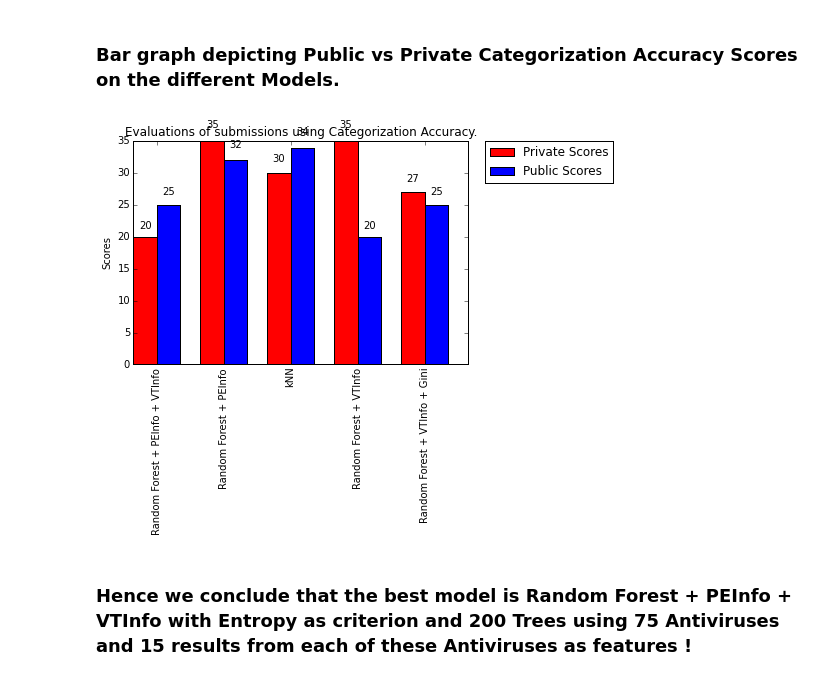
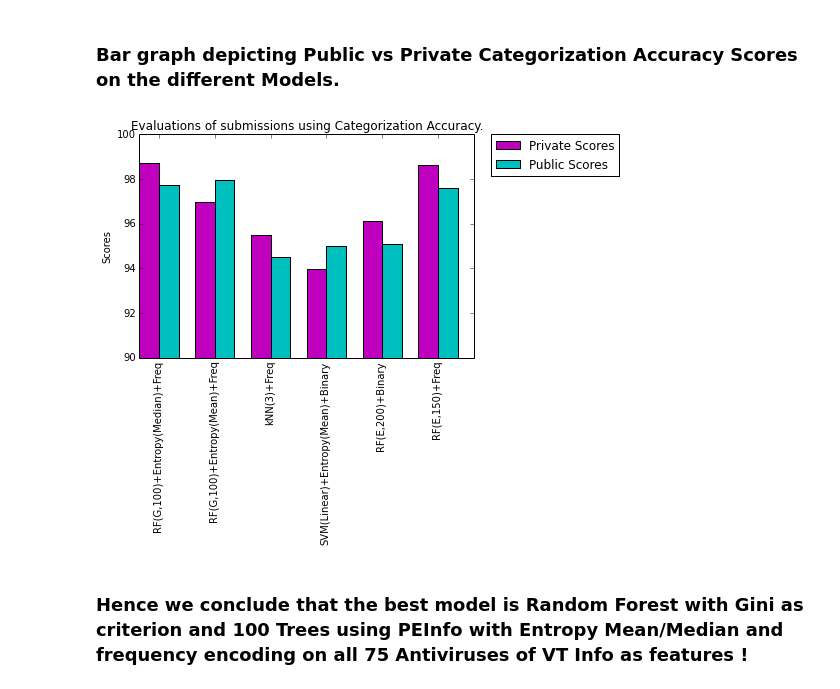
Before and after one commit to nehgu/Anomaly-Detection, a Jupyter notebook: Challenges/Malware_Classification_Challenge_3/Malware_Classification_Challenge_3.ipynb, the cells around one changed output. Saved outputs shown, nothing was run; the diff lists cells and outputs as text; code cells hidden in the pictures.

```diff
--- a/Challenges/Malware_Classification_Challenge_3/Malware_Classification_Challenge_3.ipynb
+++ b/Challenges/Malware_Classification_Challenge_3/Malware_Classification_Challenge_3.ipynb
@@ -1305,42 +1256,44 @@ plt.show()
 # %%
 import numpy as np
 import matplotlib.pyplot as plt
 %matplotlib inline
-N = 5
-privateScore = (20, 35, 30, 35, 27)
-publicScore = (25, 32, 34, 20, 25)
-modelNames = ('Random Forest + PEInfo + VTInfo', 'Random Forest + PEInfo', 'kNN', 'Random Forest + VTInfo', 'Random Forest + VTInfo + Gini')
+N = 6
+privateScore = (98.733, 96.971, 95.511, 93.988, 96.107, 98.613)
+publicScore = (97.733, 97.971, 94.511, 94.988, 95.107, 97.613)
+modelNames = ('RF(G,100)+Entropy(Median)+Freq', 'RF(G,100)+Entropy(Mean)+Freq', 'kNN(3)+Freq',
+              'SVM(Linear)+Entropy(Mean)+Binary', 'RF(E,200)+Binary', 'RF(E,150)+Freq')
 
 ind = np.arange(N)  # the x locations for the groups
 width = 0.35       # the width of the bars
 
 fig, ax = plt.subplots()
-rects1 = ax.bar(ind, privateScore, width, color='r')
+rects1 = ax.bar(ind, privateScore, width, color='m')
 
-rects2 = ax.bar(ind + width, publicScore, width, color='b')
+rects2 = ax.bar(ind + width, publicScore, width, color='c')
 
 # add some text for labels, title and axes ticks
 ax.set_ylabel('Scores')
 ax.set_title('Evaluations of submissions using Categorization Accuracy.')
 ax.set_xticks(ind + width)
 ax.set_xticklabels(modelNames,  rotation='vertical')
+ax.set_ylim(90,100)
 
-def autolabel(rects):
-    # attach some text labels
-    for rect in rects:
-        height = rect.get_height()
-        ax.text(rect.get_x() + rect.get_width()/2., 1.05*height,
-                '%d' % int(height),
-                ha='center', va='bottom')
+# def autolabel(rects):
+#     # attach some text labels
+#     for rect in rects:
+#         height = rect.get_height()
+# #         ax.text(rect.get_x() + rect.get_width()/2., 1.05*height,
+# #                 '%d' % int(height),
+# #                 ha='center', va='bottom')
 
-autolabel(rects1)
-autolabel(rects2)
+# autolabel(rects1)
+# autolabel(rects2)
 
 # Place a legend to the right of this smaller figure.
 ax.legend((rects1[0], rects2[0]), ('Private Scores', 'Public Scores'), bbox_to_anchor=(1.05, 1), loc=2, borderaxespad=0.)
 
 plt.show()
 # %% [output]
-[figure, old version]
+[figure, new version]
 # %% [markdown]
-### Hence we conclude that the best model is Random Forest + PEInfo + VTInfo with Entropy as criterion and 200 Trees using 75 Antiviruses and 15 results from each of these Antiviruses as features !
+### Hence we conclude that the best model is Random Forest with Gini as criterion and 100 Trees using PEInfo with Entropy Mean/Median and frequency encoding on all 75 Antiviruses of VT Info as features !
```
Also changed, not shown: parts of 18 cells of this notebook, 1 other file.
